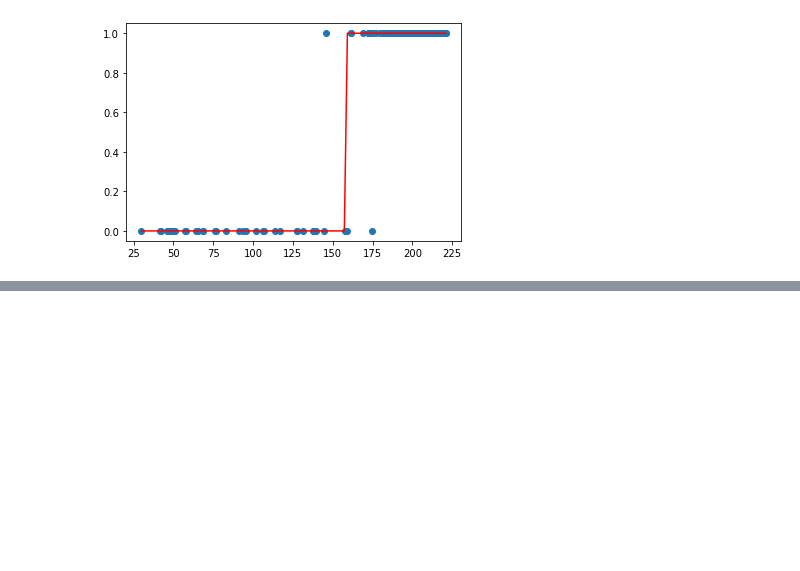
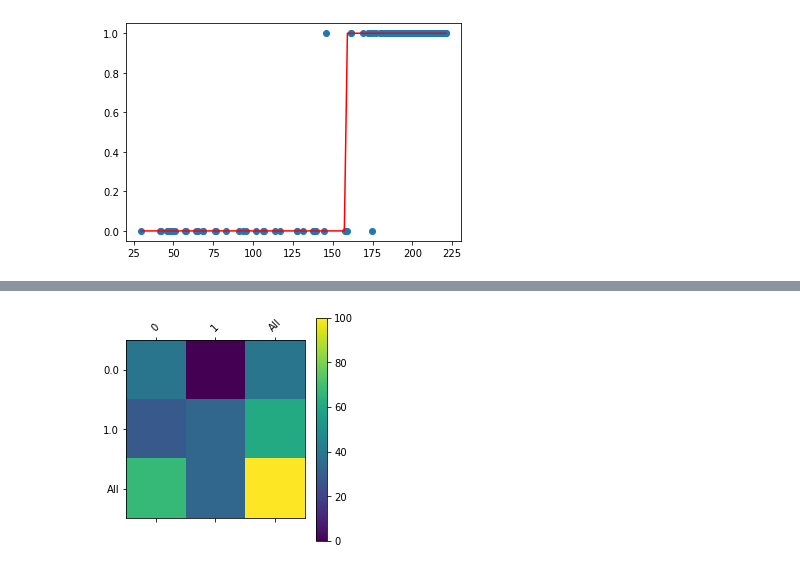
Before and after one commit to gsangiolo/590-GSS59, a Jupyter notebook: HW1.1/Homework1.ipynb, the cells around one changed output, grey strips where cells are left out. Cells and saved outputs as stored; diff of their text form; code cells hidden in the pictures; blank space fills up the shorter version.

```diff
--- a/HW1.1/Homework1.ipynb
+++ b/HW1.1/Homework1.ipynb
@@ -168,0 +194,13 @@ plt.savefig('logistic_binary_regression.png')
+# %%
+# Based on result from https://stackoverflow.com/questions/2148543/how-to-write-a-confusion-matrix-in-python
+pred = pd.Series([0 if log_f(i, params) < threshold else 1 for i in x], name='Predicted')
+df_confusion = pd.crosstab(data['is_adult'], pred, rownames=['Actual'], colnames=["Predicted"], margins=True)
+# %%
+plt.matshow(df_confusion)
+plt.colorbar()
+tick_marks = np.arange(len(df_confusion.columns))
+plt.xticks(tick_marks, df_confusion.columns, rotation=45)
+plt.yticks(tick_marks, df_confusion.index)
+plt.savefig('binary_confusion.png')
+# %% [output]
+[figure, added]
```
Also changed, not shown: parts of 6 cells of this notebook, 8 other files.
